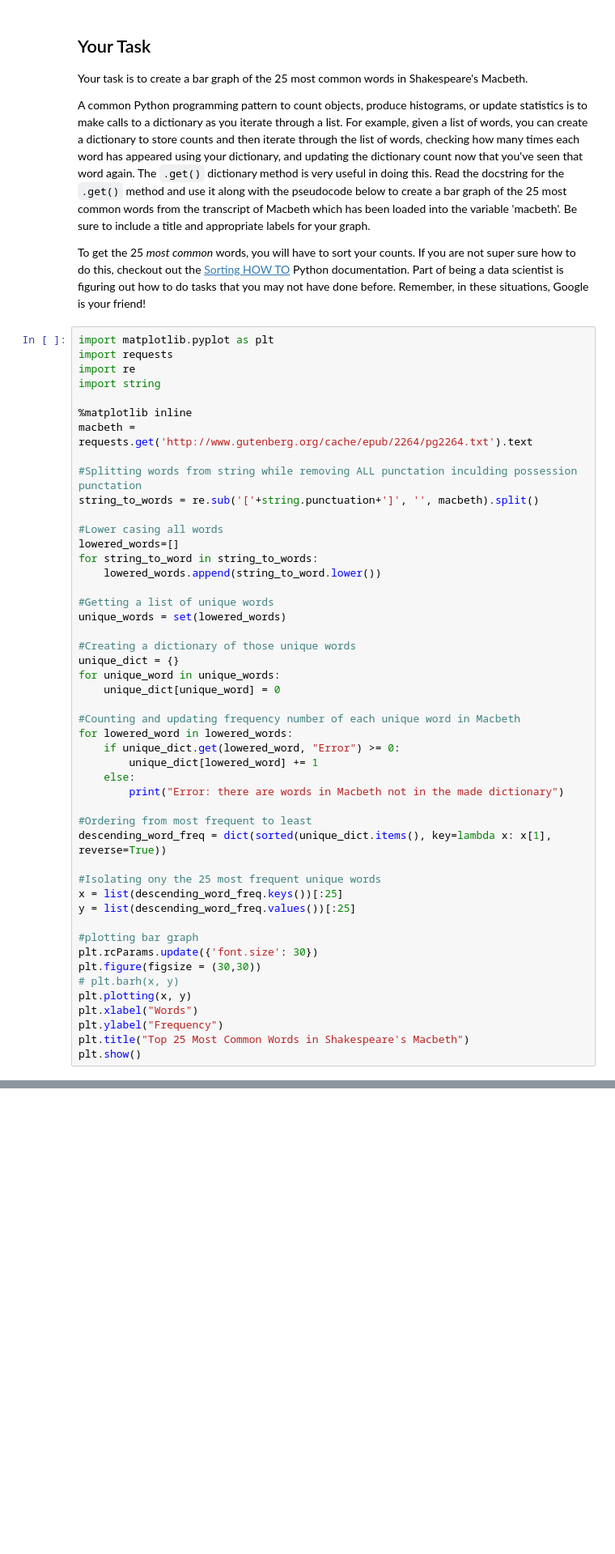
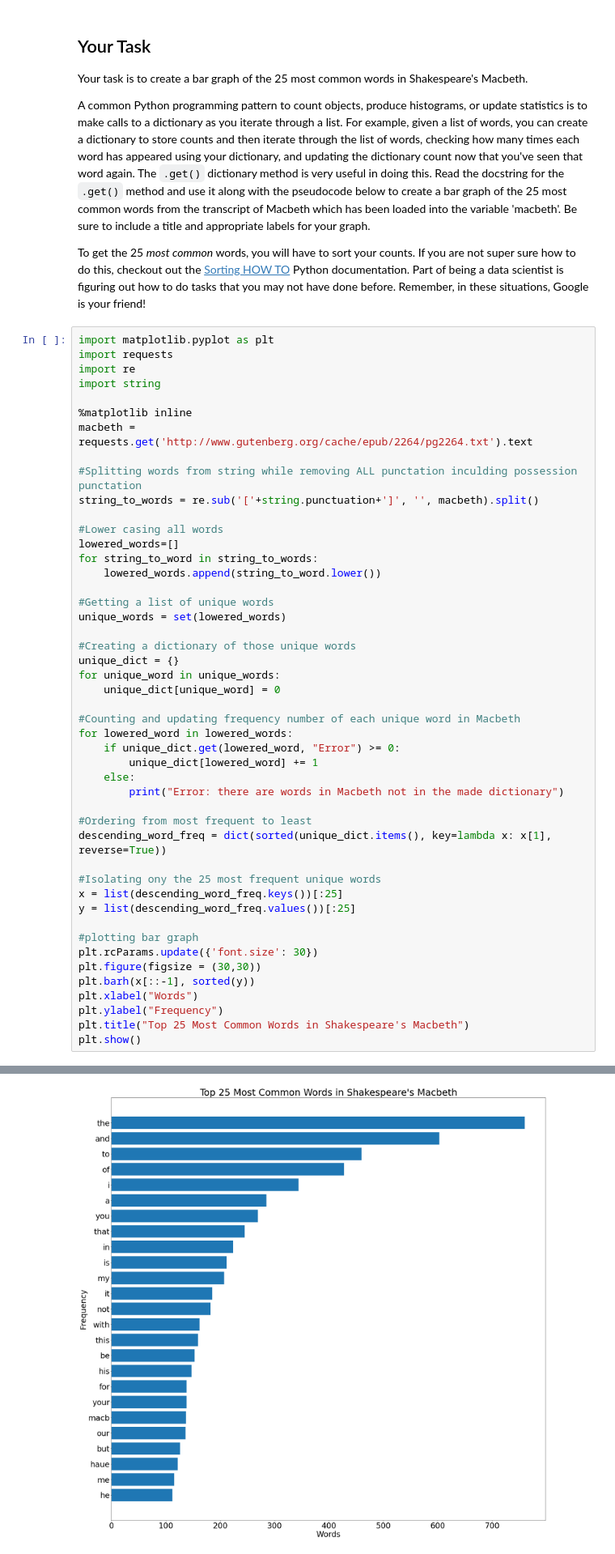
Before and after one commit to JohnPaulHernandezAlcala/dsc-analyzing-macbeth-project-v2-1-onl01-dtsc-pt-030220, a Jupyter notebook: index.ipynb, the cells around one changed output, grey strips where cells are left out. Shown at 81% size. Cells and saved outputs as stored; diff of their text form; blank space fills up the shorter version.

```diff
--- a/index.ipynb
+++ b/index.ipynb
@@ -92,8 +92,7 @@ y = list(descending_word_freq.values())[:25]
 #plotting bar graph
 plt.rcParams.update({'font.size': 30})
 plt.figure(figsize = (30,30))
-# plt.barh(x, y)
-plt.plotting(x, y)
+plt.barh(x[::-1], sorted(y))
 plt.xlabel("Words")
 plt.ylabel("Frequency")
 plt.title("Top 25 Most Common Words in Shakespeare's Macbeth")
@@ -103,0 +101 @@ TypeError: plotting() takes 0 positional arguments but 2 were given
+[figure, added]
```
Also changed, not shown: parts of 3 cells of this notebook.
